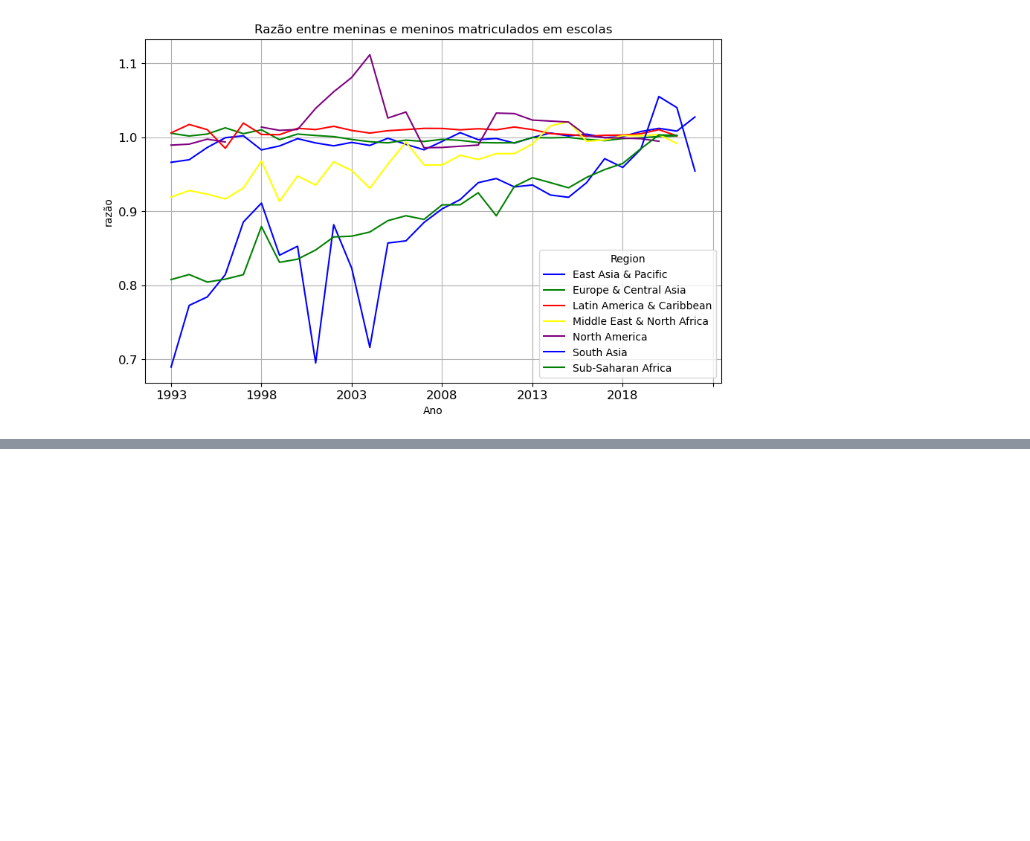
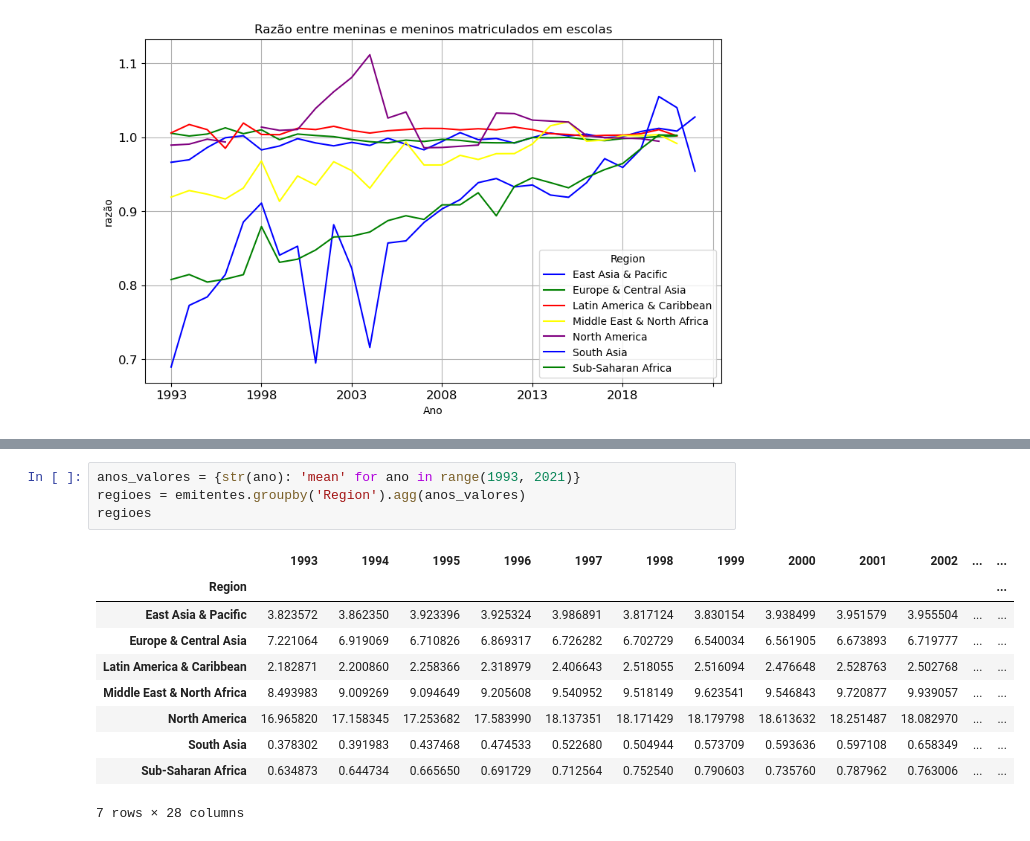
Before and after one commit to renatofreitasRR/TecnicasProgramacaoAda, a Jupyter notebook: 02 - analises.ipynb, the cells around one changed output, grey strips where cells are left out. Saved outputs shown, nothing was run; the diff lists cells and outputs as text; blank space fills up the shorter version.

```diff
--- a/02 - analises.ipynb
+++ b/02 - analises.ipynb
@@ -287,0 +364,15 @@ regioes_escola.T.plot(kind='line', figsize=(10, 6), grid=True, title='Razão ent
+# %%
+anos_valores = {str(ano): 'mean' for ano in range(1993, 2021)}
+regioes = emitentes.groupby('Region').agg(anos_valores)
+regioes
+# %% [output]
+|  | 1993 | 1994 | 1995 | 1996 | 1997 | 1998 | 1999 | 2000 | 2001 | 2002 | ... | ... |
+| Region |  |  |  |  |  |  |  |  |  |  |  | ... |
+| East Asia & Pacific | 3.823572 | 3.862350 | 3.923396 | 3.925324 | 3.986891 | 3.817124 | 3.830154 | 3.938499 | 3.951579 | 3.955504 | ... | ... |
+| Europe & Central Asia | 7.221064 | 6.919069 | 6.710826 | 6.869317 | 6.726282 | 6.702729 | 6.540034 | 6.561905 | 6.673893 | 6.719777 | ... | ... |
+| Latin America & Caribbean | 2.182871 | 2.200860 | 2.258366 | 2.318979 | 2.406643 | 2.518055 | 2.516094 | 2.476648 | 2.528763 | 2.502768 | ... | ... |
+| Middle East & North Africa | 8.493983 | 9.009269 | 9.094649 | 9.205608 | 9.540952 | 9.518149 | 9.623541 | 9.546843 | 9.720877 | 9.939057 | ... | ... |
+| North America | 16.965820 | 17.158345 | 17.253682 | 17.583990 | 18.137351 | 18.171429 | 18.179798 | 18.613632 | 18.251487 | 18.082970 | ... | ... |
+| South Asia | 0.378302 | 0.391983 | 0.437468 | 0.474533 | 0.522680 | 0.504944 | 0.573709 | 0.593636 | 0.597108 | 0.658349 | ... | ... |
+| Sub-Saharan Africa | 0.634873 | 0.644734 | 0.665650 | 0.691729 | 0.712564 | 0.752540 | 0.790603 | 0.735760 | 0.787962 | 0.763006 | ... | ... |
+7 rows × 28 columns
```
Also changed, not shown: parts of 16 cells of this notebook, 2 other files.
